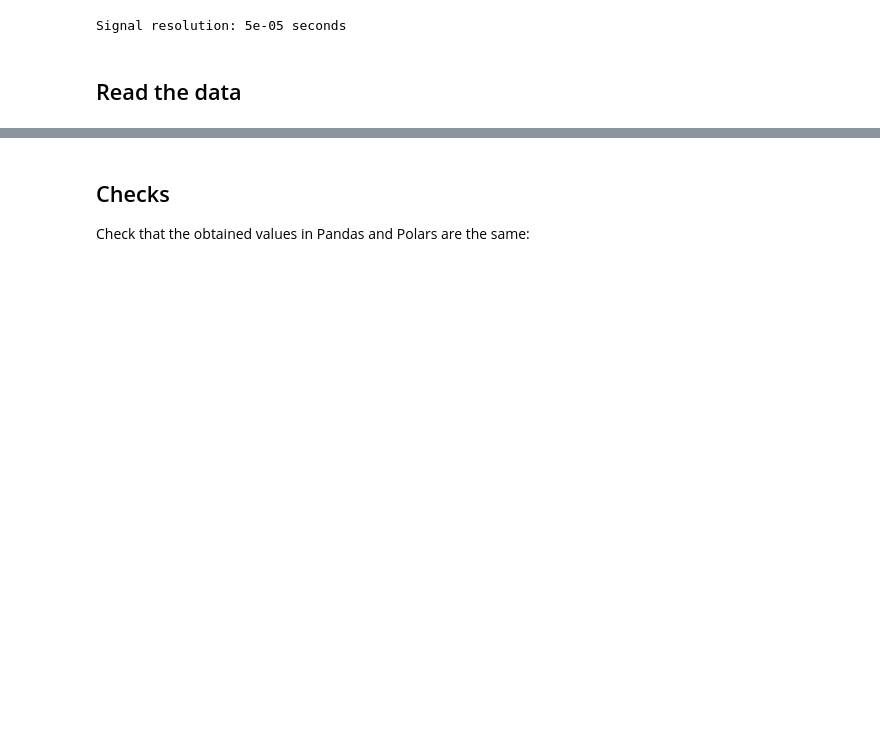
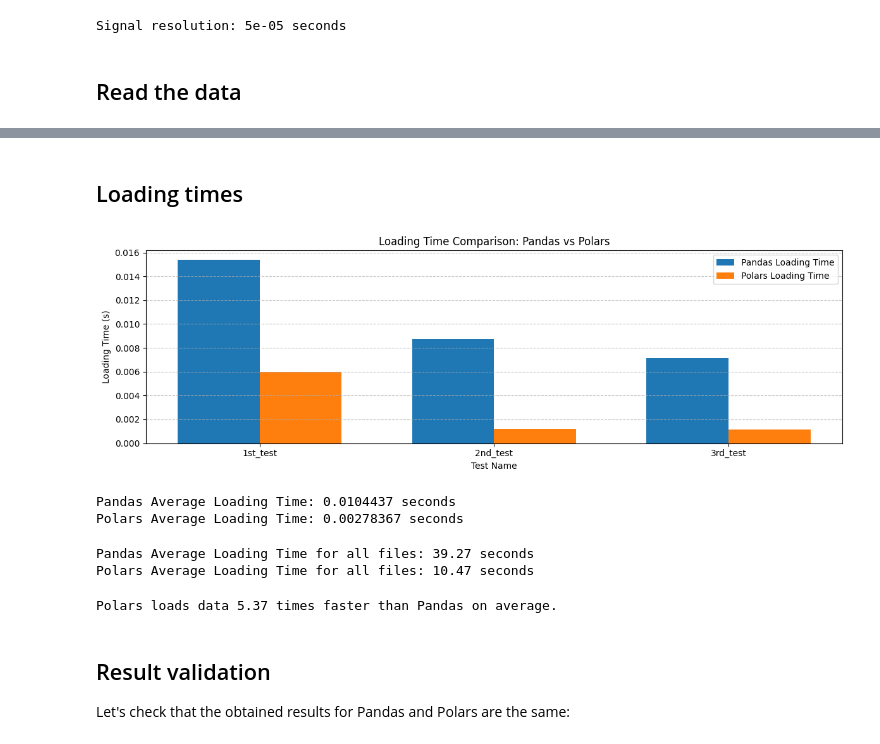
Before and after one commit to idloea/nasa-bearings, a Jupyter notebook: notebooks/pandas_vs_polars.ipynb, the cells around one changed output, grey strips where cells are left out. Saved outputs shown, nothing was run; the diff lists cells and outputs as text; code cells hidden in the pictures; blank space fills up the shorter version.

Commit message:
Update the pandas  vs polars

```diff
--- a/notebooks/pandas_vs_polars.ipynb
+++ b/notebooks/pandas_vs_polars.ipynb
@@ -86,3 +90,7 @@ for test, inputs_per_test in INPUTS.items():
         data_path = inputs_per_test['data_path']
         complete_path = WORKING_DIRECTORY.joinpath(data_path)
         complete_data_path_per_test[test] = complete_path
+# %%
+list_of_files =  os.listdir(complete_data_path_per_test['1st_test']) + os.listdir(complete_data_path_per_test['2nd_test']) + os.listdir(complete_data_path_per_test['3rd_test'])
+number_of_files = len(list_of_files)
+print(f"Number of files to be processed: {number_of_files}")
@@ -91,5 +101,6 @@ for test, inputs_per_test in INPUTS.items():
 # %%
-pandas_df_list = {}
+pandas_df_dict = {}
+pandas_loading_time = {}
 for test, folder_path in complete_data_path_per_test.items():
     logger.info(f'test: {test}')
     list_of_files =  os.listdir(folder_path)
@@ -105,5 +116,6 @@ for test, folder_path in complete_data_path_per_test.items():
     end = datetime.now()
     reading_time = (end - start).total_seconds()
     logger.info(f'Time taken to read file in Pandas: {reading_time} seconds')
-    pandas_df_list[test] = pandas_data
+    pandas_df_dict[test] = pandas_data
+    pandas_loading_time[test] = reading_time
 # %% [output]
@@ -121,5 +133,6 @@ for test, folder_path in complete_data_path_per_test.items():
 # %%
-polars_df_list = {}
+polars_df_dict = {}
+polars_loading_time = {}
 for test, folder_path in complete_data_path_per_test.items():
     logger.info(f'test: {test}')
     list_of_files =  os.listdir(folder_path)
@@ -135,5 +148,6 @@ for test, folder_path in complete_data_path_per_test.items():
     end = datetime.now()
     reading_time = (end - start).total_seconds()
     logger.info(f'Time taken to read file in Polars: {reading_time} seconds')
-    polars_df_list[test] = polars_data
+    polars_df_dict[test] = polars_data
+    polars_loading_time[test] = reading_time
 # %% [output]
@@ -149,4 +163,53 @@ for test, folder_path in complete_data_path_per_test.items():
+# %% [markdown]
+## Loading times
+# %%
+loading_times_df = (pd.DataFrame([pandas_loading_time, polars_loading_time], index=['pandas_loading_time', 'polars_loading_time'])
+                    .T
+                    .reset_index()
+                    .rename(columns={'index': 'test_name', 0: 'pandas_loading_time', 1: 'polars_loading_time'})
+                    )
+# %%
+x = np.arange(len(loading_times_df['test_name']))
+width = 0.35
+
+plt.figure(figsize=(12, 4))
+plt.bar(x - width/2, loading_times_df['pandas_loading_time'], width, label='Pandas Loading Time')
+plt.bar(x + width/2, loading_times_df['polars_loading_time'], width, label='Polars Loading Time')
+
+plt.xlabel('Test Name')
+plt.ylabel('Loading Time (s)')
+plt.title('Loading Time Comparison: Pandas vs Polars')
+plt.xticks(x, loading_times_df['test_name'])
+plt.legend()
+plt.grid(axis='y', linestyle='--', alpha=0.7)
+plt.tight_layout()
+plt.show()
+# %% [output]
+[figure, added]
+# %%
+pandas_average_loading_time = float(loading_times_df['pandas_loading_time'].mean())
+print(f'Pandas Average Loading Time: {pandas_average_loading_time:.6} seconds')
+
+polars_average_loading_time = float(loading_times_df['polars_loading_time'].mean())
+print(f'Polars Average Loading Time: {polars_average_loading_time:.6} seconds')
+# %% [output]
+Pandas Average Loading Time: 0.0104437 seconds
+Polars Average Loading Time: 0.00278367 seconds
+# %%
+pandas_average_loading_time_for_all_files = number_of_files * pandas_average_loading_time
+print(f'Pandas Average Loading Time for all files: {pandas_average_loading_time_for_all_files:.2f} seconds')
+
+polars_average_loading_time_for_all_files = number_of_files * polars_average_loading_time
+print(f'Polars Average Loading Time for all files: {polars_average_loading_time_for_all_files:.2f} seconds')
+# %% [output]
+Pandas Average Loading Time for all files: 39.27 seconds
+Polars Average Loading Time for all files: 10.47 seconds
+# %%
+ratio_pandas_vs_polars = float((loading_times_df['pandas_loading_time'] / loading_times_df['polars_loading_time']).mean())
+print(f'Polars loads data {ratio_pandas_vs_polars:.2f} times faster than Pandas on average.')
+# %% [output]
+Polars loads data 5.37 times faster than Pandas on average.
 # %% [markdown]
-## Checks
-Check that the obtained values in Pandas and Polars are the same:
+## Result validation
+Let's check that the obtained results for Pandas and Polars are the same:
 # %%
```
Also changed, not shown: parts of 12 cells of this notebook.
